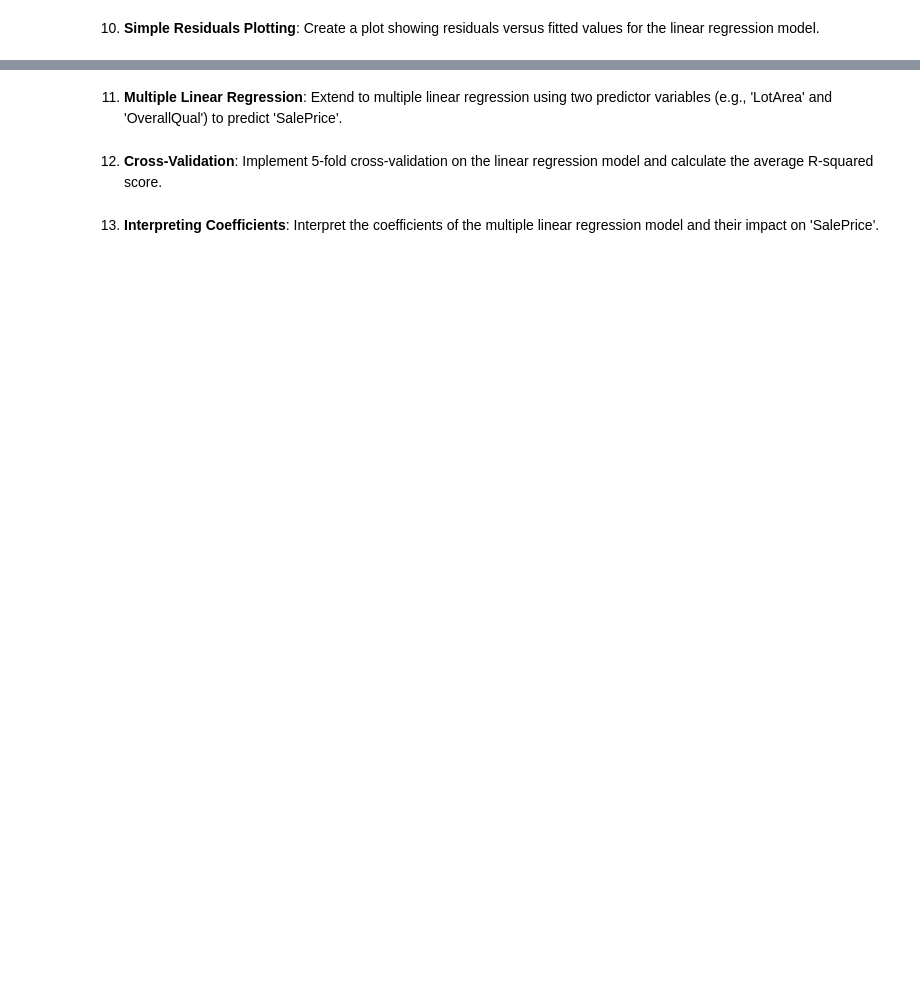
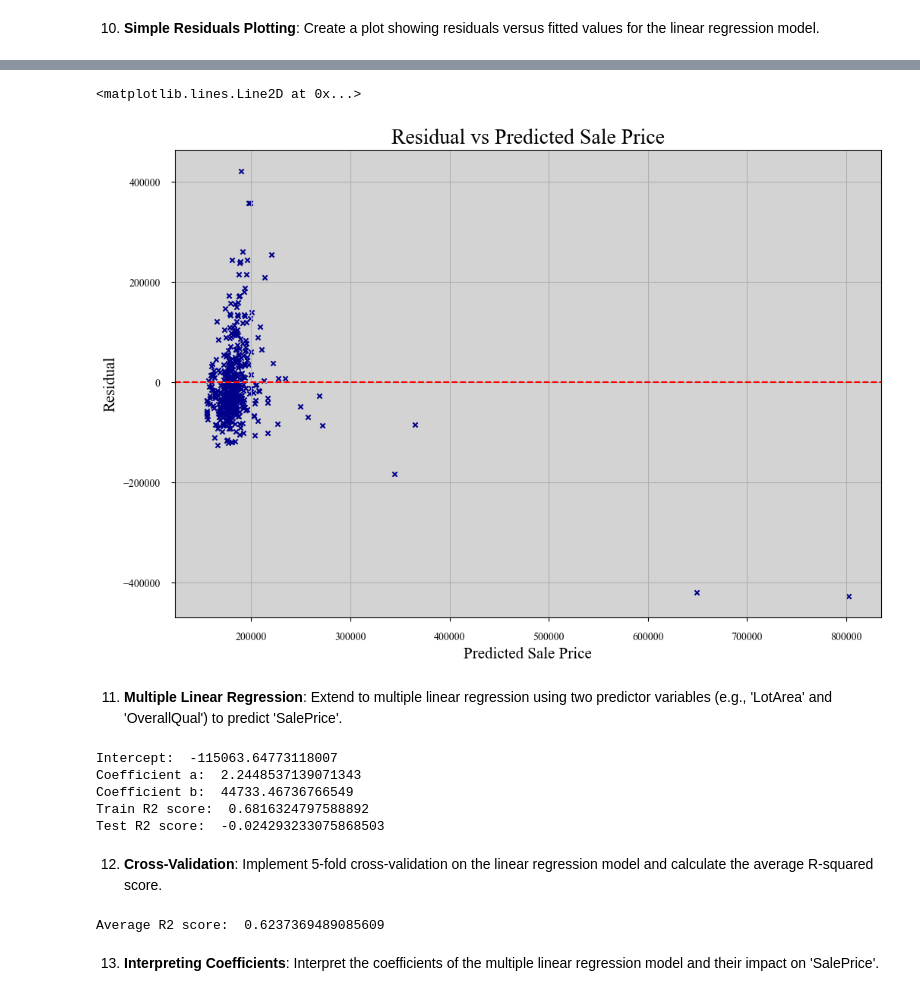
Before and after one commit to jordanriver/DScourse, a Jupyter notebook: Homework/Week9_ex_jordan.ipynb, the cells around one changed output, grey strips where cells are left out. Cells and saved outputs as stored; diff of their text form; code cells hidden in the pictures; blank space fills up the shorter version.

```diff
--- a/Homework/Week9_ex_jordan.ipynb
+++ b/Homework/Week9_ex_jordan.ipynb
@@ -13,2 +87,5 @@
 # %% [markdown]
 6. **Basic Data Split**: Split the dataset into training and testing sets with a 70-30 ratio using `train_test_split`.
+# %%
+train_df, test_df = train_test_split(df, test_size=0.3, train_size=0.7, random_state=47)
+print(f"Train data size: {train_df.shape[0]}\nTest data size: {test_df.shape[0]}")
@@ -16,3 +96,9 @@
 ### Medium (8 Exercises)
 # %% [markdown]
 7. **Residual Calculation**: Calculate the residuals for a small set of predictions from the linear model.
+# %%
+one_var_model = LinearRegression()
+one_var_model.fit(train_df[['LotArea']], train_df[['SalePrice']])
+
+train_df['predicted_sale_price'] = one_var_model.predict(train_df[['LotArea']])
+test_df['predicted_sale_price'] = one_var_model.predict(test_df[['LotArea']])
@@ -23,2 +156,5 @@
 # %% [markdown]
 10. **Simple Residuals Plotting**: Create a plot showing residuals versus fitted values for the linear regression model.
+# %%
+test_df['residual'] = test_df['SalePrice'] - test_df['predicted_sale_price']
+test_df[['SalePrice', 'residual']].head()
@@ -25,6 +168,58 @@
+# %%
+ax_res_vs_pred = test_df.plot.scatter(x='predicted_sale_price', y='residual', figsize=(12, 8), grid=True, marker='x', color='DarkBlue')
+ax_res_vs_pred.set_xlabel('Predicted Sale Price', fontsize=15, family='Times New Roman')
+ax_res_vs_pred.set_ylabel('Residual', fontsize=15, family='Times New Roman')
+ax_res_vs_pred.tick_params(axis='both', which='major', labelsize=10, pad=10, labelfontfamily='Times New Roman')
+ax_res_vs_pred.set_title('Residual vs Predicted Sale Price', fontsize=20, family='Times New Roman')
+ax_res_vs_pred.set_facecolor('lightgray')
+ax_res_vs_pred.axhline(y=0, color='red', linestyle='--')
+# %% [output]
+<matplotlib.lines.Line2D at 0x...>
+[figure, added]
 # %% [markdown]
 11. **Multiple Linear Regression**: Extend to multiple linear regression using two predictor variables (e.g., 'LotArea' and 'OverallQual') to predict 'SalePrice'.
+# %%
+two_var_model = LinearRegression()
+two_var_model.fit(train_df[['LotArea', 'OverallQual']], train_df[['SalePrice']])
+
+intercept = two_var_model.intercept_[0]
+coefficients = two_var_model.coef_[0]
+
+print('Intercept: ', intercept)
+print('Coefficient a: ', coefficients[0])
+print('Coefficient b: ', coefficients[1])
+
+train_df['predicted_sale_price'] = two_var_model.predict(train_df[['LotArea', 'OverallQual']])
+test_df['predicted_sale_price'] = two_var_model.predict(test_df[['LotArea', 'OverallQual']])
+
+Train_R2_score = r2_score(train_df['SalePrice'], train_df['predicted_sale_price'])
+Test_R2_score = r2_score(test_df['SalePrice'], test_df['predicted_sale_price'])
+print('Train R2 score: ', Train_R2_score)
+print('Test R2 score: ', R2_score)
+# %% [output]
+Intercept:  -115063.64773118007
+Coefficient a:  2.2448537139071343
+Coefficient b:  44733.46736766549
+Train R2 score:  0.6816324797588892
+Test R2 score:  -0.024293233075868503
 # %% [markdown]
 12. **Cross-Validation**: Implement 5-fold cross-validation on the linear regression model and calculate the average R-squared score.
+# %%
+from sklearn.model_selection import cross_validate, cross_val_score
+
+cv_train_df, cv_test_df = train_test_split(df, test_size=0.3, train_size=0.7, random_state=47)
+
+# Cross validation with two variables
+cv_two_var_model = LinearRegression()
+cv_two_var_model.fit(cv_train_df[['LotArea', 'OverallQual']], cv_train_df[['SalePrice']])
+
+two_var_R2_scores = cross_val_score(cv_two_var_model, X=cv_train_df[['LotArea', 'OverallQual']], y=cv_train_df[['SalePrice']], cv=5, scoring='r2')
+
+# Average R2 score with two variables
+two_var_average_score = two_var_R2_scores.mean()
+
+print('Average R2 score: ', two_var_average_score)
+# %% [output]
+Average R2 score:  0.6237369489085609
 # %% [markdown]
 13. **Interpreting Coefficients**: Interpret the coefficients of the multiple linear regression model and their impact on 'SalePrice'.
```
Also changed, not shown: parts of 24 cells of this notebook.
